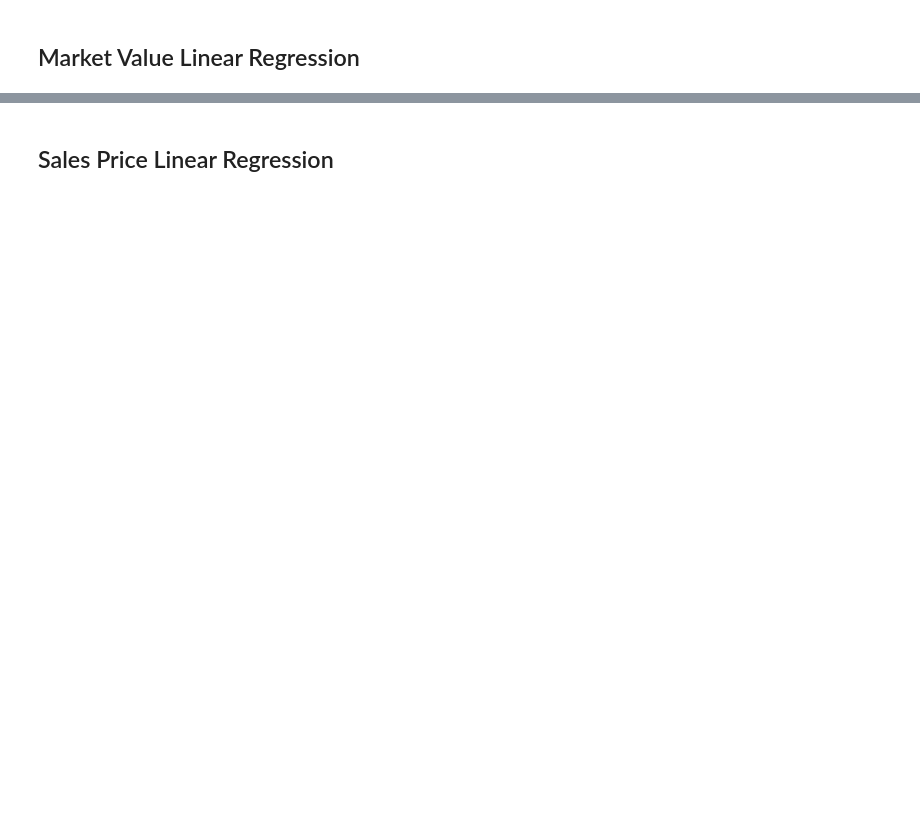
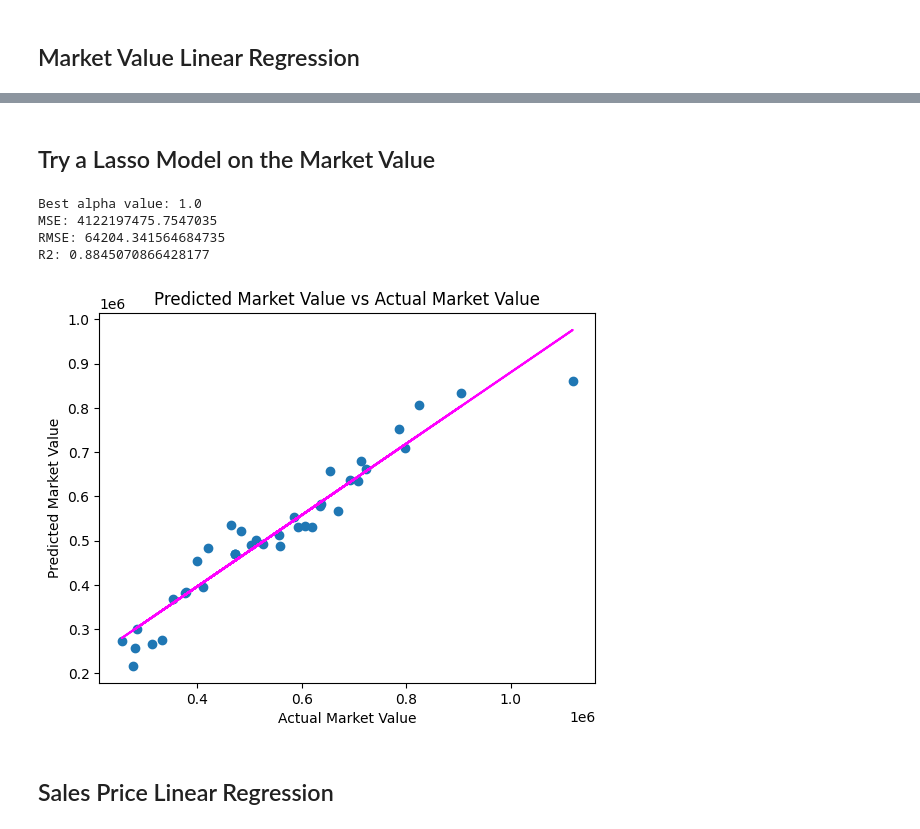
Before and after one commit to jason-christopher/Wheeler_Home_Values, a Jupyter notebook: analysis.ipynb, the cells around one changed output, grey strips where cells are left out. Cells and saved outputs as stored; diff of their text form; code cells hidden in the pictures; blank space fills up the shorter version.

```diff
--- a/analysis.ipynb
+++ b/analysis.ipynb
@@ -92,3 +183,51 @@ R2: 0.8826292917738334
+# %% [markdown]
+## Try a Lasso Model on the Market Value
+# %%
+# Clean the data and break into features and labels
+cleaned_df = df.dropna(subset=['square_feet', 'most_recent_market_value'])
+X = cleaned_df[['square_feet', 'year_built', 'bedrooms', 'bathrooms', 'has_garage', 'has_apt']].values
+y = cleaned_df['most_recent_market_value'].values
+
+# Split data into training/testing groups and create a model
+X_train, X_test, y_train, y_test = train_test_split(X, y, test_size=0.30, random_state=0)
+
+# Create and fit the LassoCV model
+alphas = np.logspace(-4, 0, 50)  # Define a range of alpha values to test
+lasso_cv_model = LassoCV(alphas=alphas, cv=5).fit(X_train, y_train)
+
+# Get the best alpha value
+best_alpha = lasso_cv_model.alpha_
+print("Best alpha value:", best_alpha)
+
+# Create and fit the Lasso model using the best alpha value
+lasso_model = Lasso(alpha=best_alpha).fit(X_train, y_train)
+predictions = lasso_model.predict(X_test)
+
+# Determine how well the model predicts
+mse = mean_squared_error(y_test, predictions)
+print("MSE:", mse)
+rmse = np.sqrt(mse)
+print("RMSE:", rmse)
+r2 = r2_score(y_test, predictions)
+print("R2:", r2)
+
+# Plot predicted vs actual
+plt.scatter(y_test, predictions)
+plt.xlabel('Actual Market Value')
+plt.ylabel('Predicted Market Value')
+plt.title('Predicted Market Value vs Actual Market Value')
+
+# Overlay the regression line
+z = np.polyfit(y_test, predictions, 1)
+p = np.poly1d(z)
+plt.plot(y_test,p(y_test), color='magenta')
+plt.show()
+# %% [output]
+Best alpha value: 1.0
+MSE: 4122197475.7547035
+RMSE: 64204.341564684735
+R2: 0.8845070866428177
+[figure, added]
 # %% [markdown]
 ## Sales Price Linear Regression
 # %%
```
Also changed, not shown: parts of 8 cells of this notebook.
